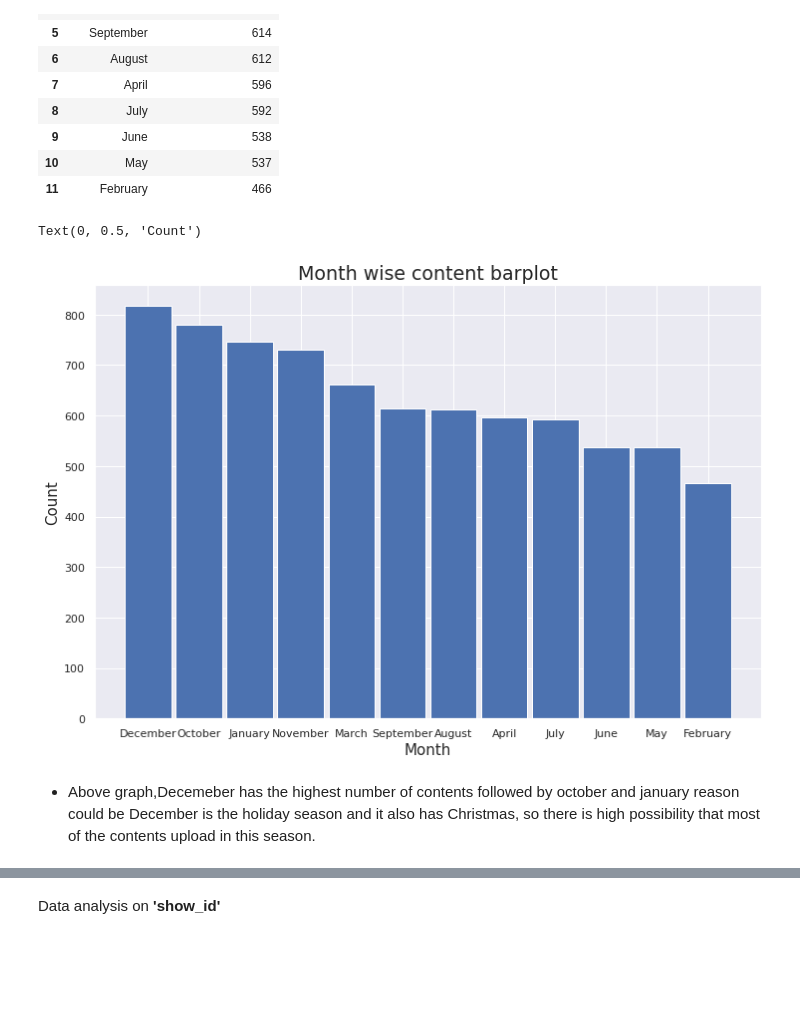
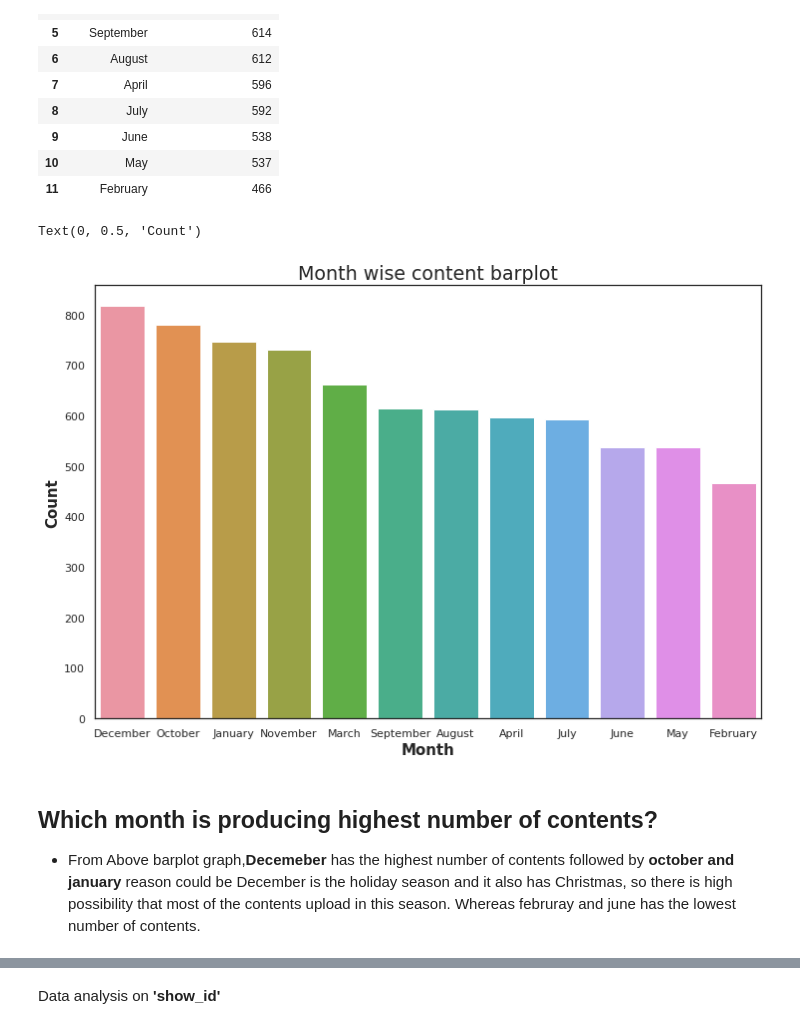
Before and after one commit to Akashjaiswall/Unsupervised-ML-project, a Jupyter notebook: NETFLIX_MOVIES_AND_TV_SHOWS_CLUSTERING.ipynb, the cells around one changed output, grey strips where cells are left out. Drawn from its saved outputs; the diff is of its cells as text; code cells hidden in the pictures; blank space fills up the shorter version.

```diff
--- a/NETFLIX_MOVIES_AND_TV_SHOWS_CLUSTERING.ipynb
+++ b/NETFLIX_MOVIES_AND_TV_SHOWS_CLUSTERING.ipynb
@@ -375,10 +417,11 @@ yearly_shows=Netflix_df[Netflix_df.type =='Movie']['release_year'].value_counts(
 total_content=Netflix_df['release_year'].value_counts().sort_index(ascending=False).head(15)
 # %%
 #line graph for release_year vs number of contents
-sns.set(font_scale=1.4)
-total_content.plot(figsize=(12, 6), linewidth=2.5, color='green',label="Total Content / year")
-yearly_movies.plot(figsize=(12, 6), linewidth=2.5, color='maroon',label="Movies / year")
-yearly_shows.plot(figsize=(12, 6), linewidth=2.5, color='blue',label="TV Shows / year")
+sns.set(font_scale=1.4,style='white')
+#set_style()
+total_content.plot(figsize=(12, 7), linewidth=2.5, color='green',label="Total Content / year")
+yearly_movies.plot(figsize=(12, 7), linewidth=2.5, color='maroon',label="Movies / year")
+yearly_shows.plot(figsize=(12, 7), linewidth=2.5, color='blue',label="TV Shows / year")
 plt.xlabel("Years", labelpad=15)
 plt.ylabel("Number", labelpad=15)
 plt.legend()
@@ -777,7 +822,7 @@ Netflix_df.duration.value_counts().to_frame().T
 Now we will look into the duration of Netflix films. Since movies are measured in time and shows are measured by seasons, we need to do analysis of both separately for better understanding.
 # %%
 #density plot for the movies with duration
-sns.set(style="darkgrid")
+sns.set(style="white")
 plt.figure(figsize = (8,5))
 sns.kdeplot(data = Netflix_df.duration[Netflix_df['type'] == 'Movie'] , shade=True)
 plt.title("Duration Distribution for Netflix Movies", weight="bold")
@@ -798,7 +843,7 @@ TV Show    2400
 Name: type, dtype: int64
 # %%
 #density plot for duration of tv shows
-sns.set(style="darkgrid")
+sns.set(style="white")
 plt.figure(figsize = (12,5))
 sns.kdeplot(data = Netflix_df.duration[Netflix_df['type'] == 'TV Show'] , shade=True)
 plt.title("Netflix TV Shows Seasons",weight='bold')
@@ -1100,17 +1137,18 @@ ab
 month_names = ab.Month_Name.values
 month_wise_count = ab.date_added_month.values
 # %%
-#Bar plot to count the content month wise
+#seaborn Bar plot to count the contents month wise
 plt.figure(figsize = (12 ,8 ))
-plt.bar(month_names , month_wise_count, width = 0.91)
+sns.barplot(month_names , month_wise_count)
 plt.title("Month wise content barplot" , fontsize = 19)
-plt.xlabel("Month" , fontsize = 15)
-plt.ylabel("Count" , fontsize = 15)
+plt.xlabel("Month" , fontsize = 15,weight='bold')
+plt.ylabel("Count" , fontsize = 15,weight='bold')
 # %% [output]
 Text(0, 0.5, 'Count')
-[figure, old version]
+[figure, new version]
 # %% [markdown]
-* Above graph,Decemeber has the highest number of contents followed by october and january reason could be December is the holiday season and it also has Christmas, so there is high possibility that most of the contents upload in this season.
+## **Which month is producing highest number of contents?**
+* From Above barplot graph,**Decemeber** has the highest number of contents followed by **october and january** reason could be December is the holiday season and it also has Christmas, so there is high possibility that most of the contents upload in this season. Whereas februray and june has the lowest number of contents.
 # %%
 #transforming month column
 Netflix_df.date_added_month.value_counts().to_frame().T
```
Also changed, not shown: parts of 116 cells of this notebook.
